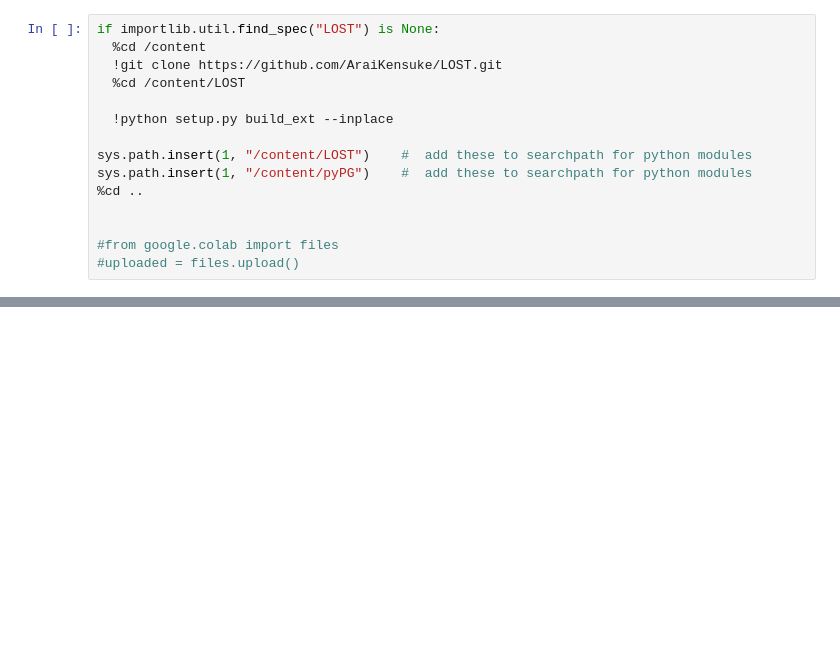
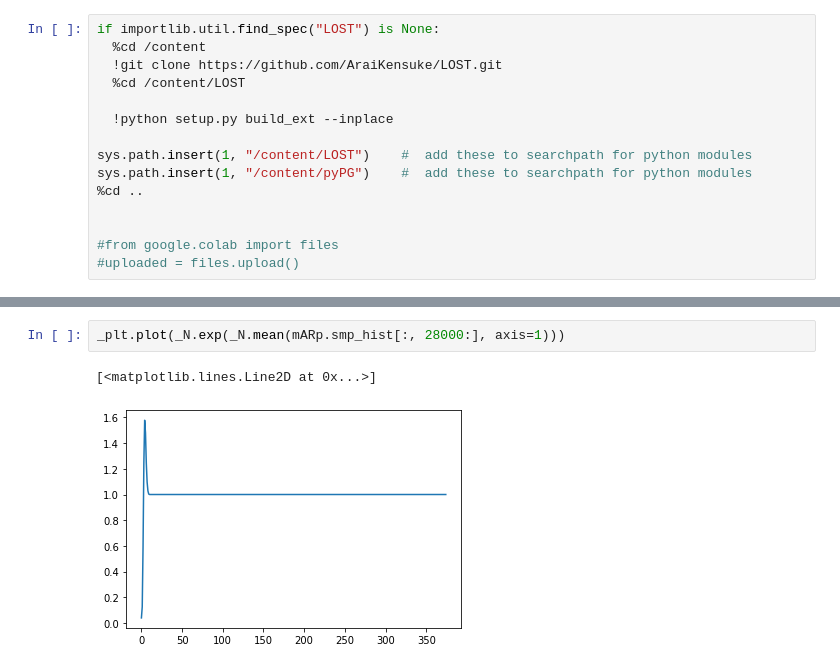
Before and after one commit to AraiKensuke/LOST, a Jupyter notebook: FitExamples.ipynb, the cells around one changed output, grey strips where cells are left out. Saved outputs shown, nothing was run; the diff lists cells and outputs as text; blank space fills up the shorter version.

```diff
--- a/FitExamples.ipynb
+++ b/FitExamples.ipynb
@@ -201,0 +136,5 @@ kfcomMPmv_ram.pyx
+# %%
+_plt.plot(_N.exp(_N.mean(mARp.smp_hist[:, 28000:], axis=1)))
+# %% [output]
+[<matplotlib.lines.Line2D at 0x...>]
+[figure, added]
```
Also changed, not shown: parts of 13 cells of this notebook.
